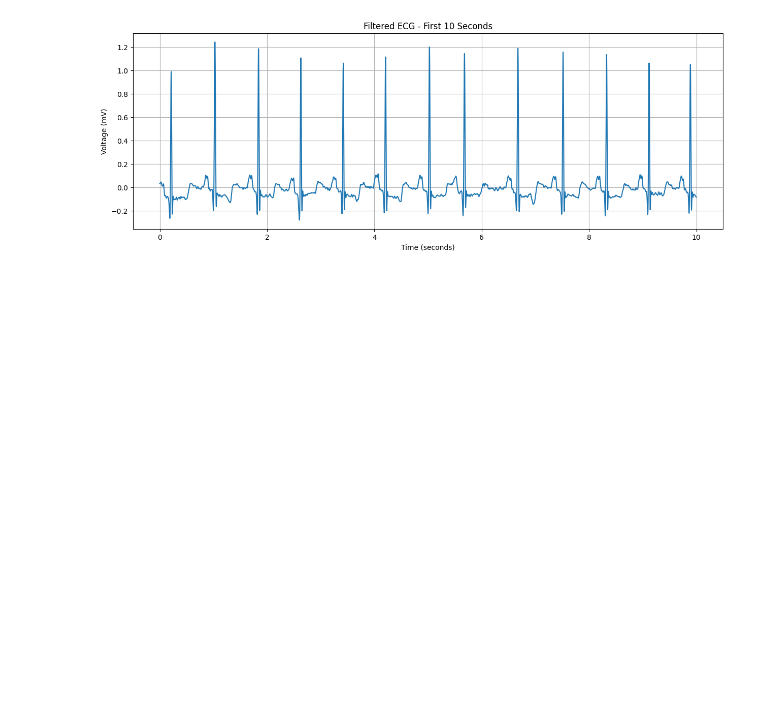
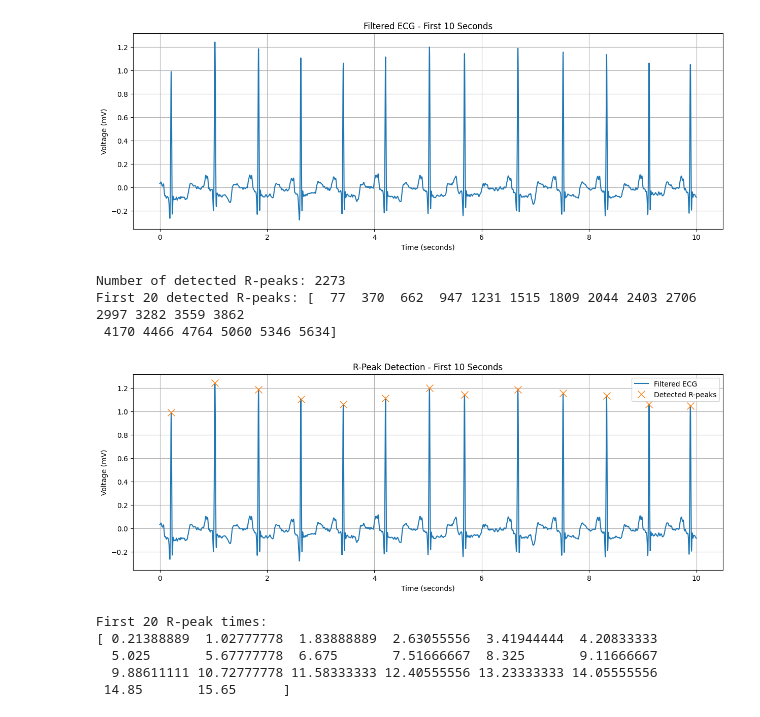
Before and after one commit to Chandana-dharshanam/ecg-detection, a Jupyter notebook: ecg-detection.ipynb, the cells around one changed output. Cells and saved outputs as stored; diff of their text form; code cells hidden in the pictures; blank space fills up the shorter version.

```diff
--- a/ecg-detection.ipynb
+++ b/ecg-detection.ipynb
@@ -301,3 +302,62 @@ plt.grid(True)
 plt.show()
 # %% [output]
 [figure]
+# %%
+from scipy.signal import find_peaks
+
+r_peaks, properties = find_peaks(
+    ecg_filtered,
+    distance=int(0.25 * fs),
+    prominence=0.5
+)
+
+print("Number of detected R-peaks:", len(r_peaks))
+print("First 20 detected R-peaks:", r_peaks[:20])
+# %% [output]
+Number of detected R-peaks: 2273
+First 20 detected R-peaks: [  77  370  662  947 1231 1515 1809 2044 2403 2706 2997 3282 3559 3862
+ 4170 4466 4764 5060 5346 5634]
+# %%
+#R-peak Detection
+duration = 10
+samples = int(duration * fs)
+
+# Only peaks within the first 10 seconds
+peaks_10s = r_peaks[r_peaks < samples]
+
+plt.figure(figsize=(15, 5))
+
+plt.plot(
+    time[:samples],
+    ecg_filtered[:samples],
+    label="Filtered ECG"
+)
+
+plt.plot(
+    time[peaks_10s],
+    ecg_filtered[peaks_10s],
+    'x',
+    markersize=10,
+    label="Detected R-peaks"
+)
+
+plt.title("R-Peak Detection - First 10 Seconds")
+plt.xlabel("Time (seconds)")
+plt.ylabel("Voltage (mV)")
+plt.legend()
+plt.grid(True)
+
+plt.show()
+# %% [output]
+[figure, added]
+# %%
+r_peak_times = r_peaks / fs
+
+print("First 20 R-peak times:")
+print(r_peak_times[:20])
+# %% [output]
+First 20 R-peak times:
+[ 0.21388889  1.02777778  1.83888889  2.63055556  3.41944444  4.20833333
+  5.025       5.67777778  6.675       7.51666667  8.325       9.11666667
+  9.88611111 10.72777778 11.58333333 12.40555556 13.23333333 14.05555556
+ 14.85       15.65      ]
```
Also changed, not shown: parts of 3 cells of this notebook.
